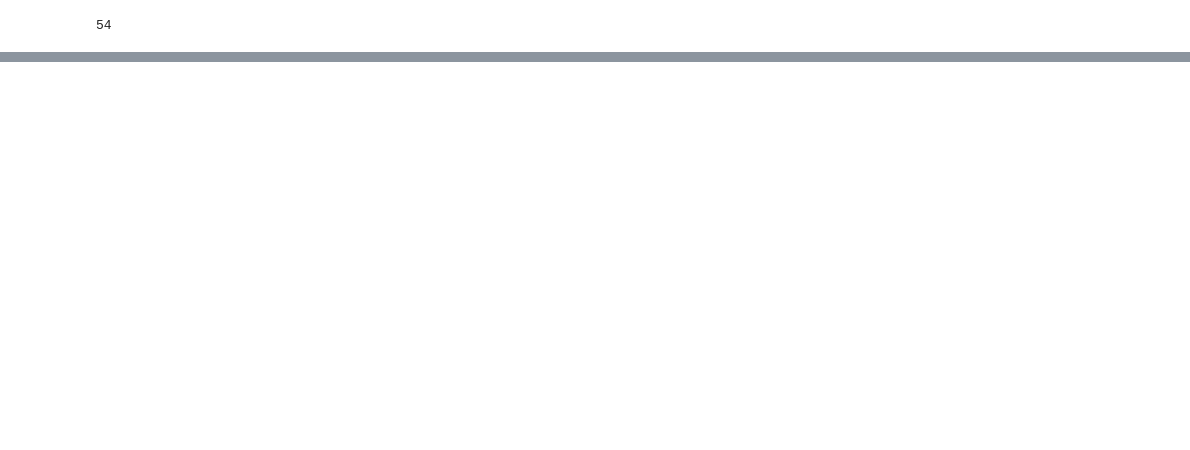
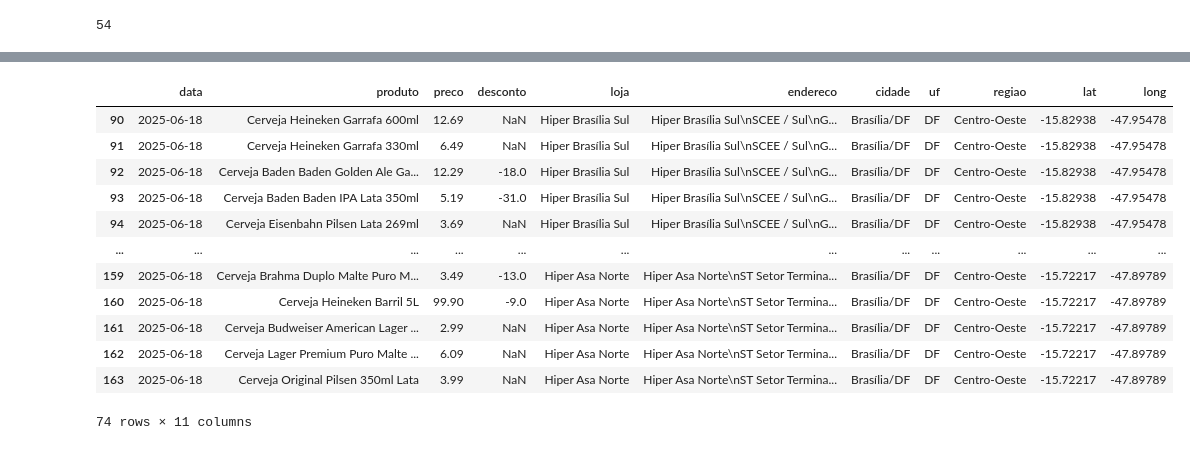
Before and after one commit to Fagoneto/Painel_Precos_scrap, a Jupyter notebook: Coleta de Dados_carrefour_todas as lojas_test.ipynb, the cells around one changed output, grey strips where cells are left out. Cells and saved outputs as stored; diff of their text form; code cells hidden in the pictures; blank space fills up the shorter version.

```diff
--- a/Coleta de Dados_carrefour_todas as lojas_test.ipynb
+++ b/Coleta de Dados_carrefour_todas as lojas_test.ipynb
@@ -407,2 +560,18 @@ df_geo_merge
+# %%
+df_geo_merge.loc[df_geo_merge['cidade']== 'Brasília/DF']
+# %% [output]
+|  | data | produto | preco | desconto | loja | endereco | cidade | uf | regiao | lat | long |
+| 90 | 2025-06-18 | Cerveja Heineken Garrafa 600ml | 12.69 | NaN | Hiper Brasília Sul | Hiper Brasília Sul\nSCEE / Sul\nG... | Brasília/DF | DF | Centro-Oeste | -15.82938 | -47.95478 |
+| 91 | 2025-06-18 | Cerveja Heineken Garrafa 330ml | 6.49 | NaN | Hiper Brasília Sul | Hiper Brasília Sul\nSCEE / Sul\nG... | Brasília/DF | DF | Centro-Oeste | -15.82938 | -47.95478 |
+| 92 | 2025-06-18 | Cerveja Baden Baden Golden Ale Ga... | 12.29 | -18.0 | Hiper Brasília Sul | Hiper Brasília Sul\nSCEE / Sul\nG... | Brasília/DF | DF | Centro-Oeste | -15.82938 | -47.95478 |
+| 93 | 2025-06-18 | Cerveja Baden Baden IPA Lata 350ml | 5.19 | -31.0 | Hiper Brasília Sul | Hiper Brasília Sul\nSCEE / Sul\nG... | Brasília/DF | DF | Centro-Oeste | -15.82938 | -47.95478 |
+| 94 | 2025-06-18 | Cerveja Eisenbahn Pilsen Lata 269ml | 3.69 | NaN | Hiper Brasília Sul | Hiper Brasília Sul\nSCEE / Sul\nG... | Brasília/DF | DF | Centro-Oeste | -15.82938 | -47.95478 |
+| ... | ... | ... | ... | ... | ... | ... | ... | ... | ... | ... | ... |
+| 159 | 2025-06-18 | Cerveja Brahma Duplo Malte Puro M... | 3.49 | -13.0 | Hiper Asa Norte | Hiper Asa Norte\nST Setor Termina... | Brasília/DF | DF | Centro-Oeste | -15.72217 | -47.89789 |
+| 160 | 2025-06-18 | Cerveja Heineken Barril 5L | 99.90 | -9.0 | Hiper Asa Norte | Hiper Asa Norte\nST Setor Termina... | Brasília/DF | DF | Centro-Oeste | -15.72217 | -47.89789 |
+| 161 | 2025-06-18 | Cerveja Budweiser American Lager ... | 2.99 | NaN | Hiper Asa Norte | Hiper Asa Norte\nST Setor Termina... | Brasília/DF | DF | Centro-Oeste | -15.72217 | -47.89789 |
+| 162 | 2025-06-18 | Cerveja Lager Premium Puro Malte ... | 6.09 | NaN | Hiper Asa Norte | Hiper Asa Norte\nST Setor Termina... | Brasília/DF | DF | Centro-Oeste | -15.72217 | -47.89789 |
+| 163 | 2025-06-18 | Cerveja Original Pilsen 350ml Lata | 3.99 | NaN | Hiper Asa Norte | Hiper Asa Norte\nST Setor Termina... | Brasília/DF | DF | Centro-Oeste | -15.72217 | -47.89789 |
+74 rows × 11 columns
 # %%
 df_geo_merge.to_csv('precos_carrefour_cerveja_20250617.csv', index=False)
```
Also changed, not shown: parts of 22 cells of this notebook, 6 other files.
